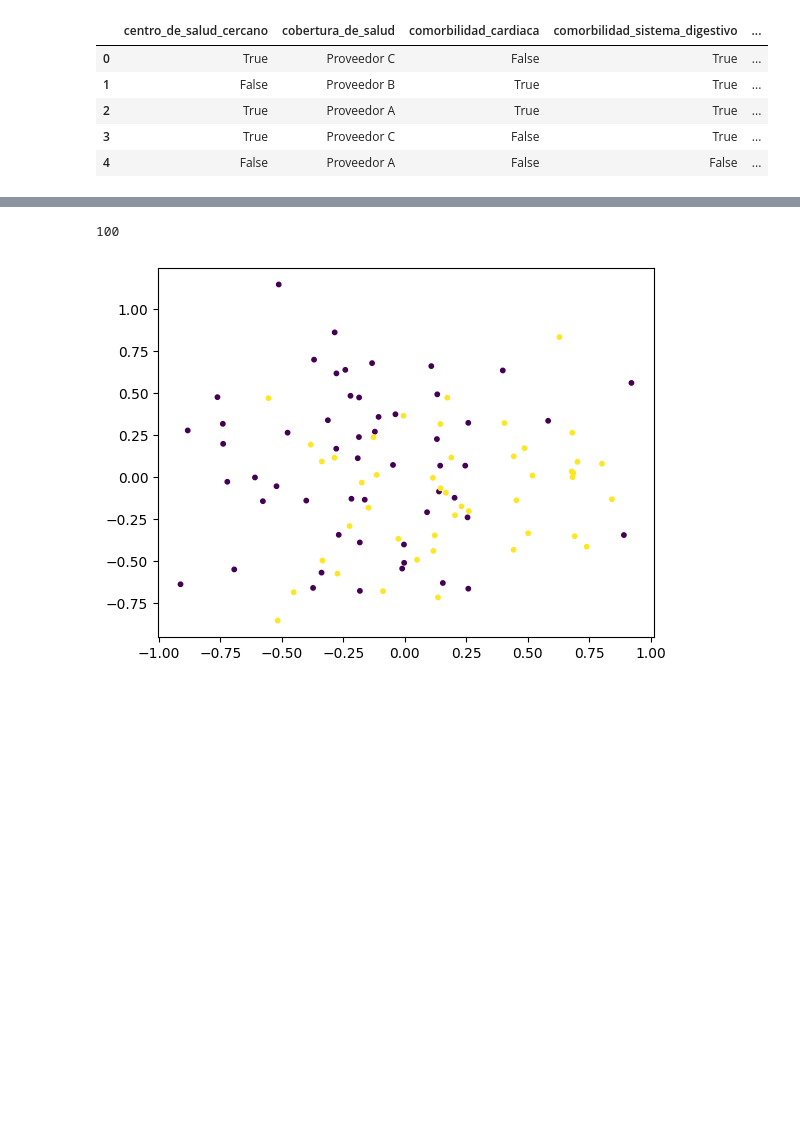
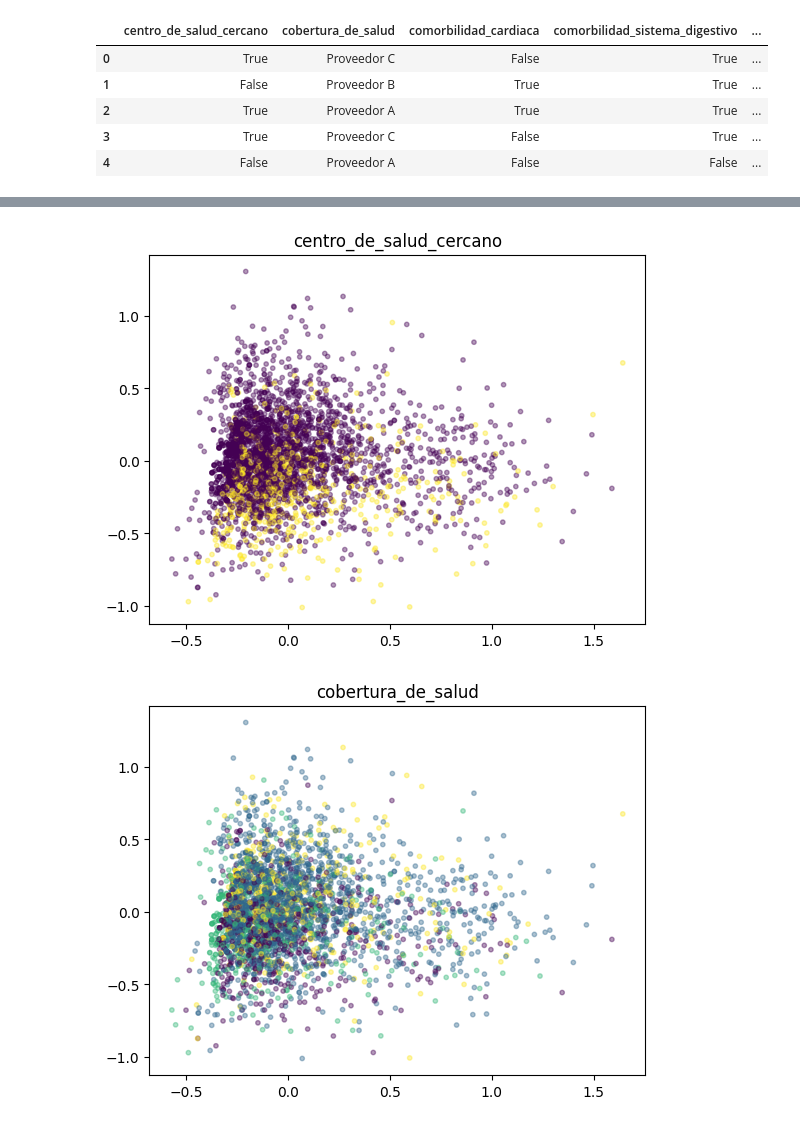
Before and after one commit to javieriserte/qualitative-data-course, a Jupyter notebook: exams/12_2023/data/generate_data.ipynb, the cells around one changed output, grey strips where cells are left out. Cells and saved outputs as stored; diff of their text form; code cells hidden in the pictures; blank space fills up the shorter version.

```diff
--- a/exams/12_2023/data/generate_data.ipynb
+++ b/exams/12_2023/data/generate_data.ipynb
@@ -42,10 +42,10 @@ variables = {
   "grado_diferenciacion_tumor": ["bajo", "medio", "alto"]
 }
 # %%
-with open("freqs.txt", "w", encoding="utf8") as f_out:
-  for k, vs in variables.items():
-    for v in vs:
-      f_out.write(f"{k}, {v}, 0\n")
+# with open("freqs.txt", "w", encoding="utf8") as f_out:
+#   for k, vs in variables.items():
+#     for v in vs:
+#       f_out.write(f"{k}, {v}, 0\n")
 # %%
 from collections import defaultdict
 import pandas as pd
@@ -245,3 +492,10 @@ df.head()
 | 2 | True | Proveedor A | True | True | ... |
 | 3 | True | Proveedor C | False | True | ... |
 | 4 | False | Proveedor A | False | False | ... |
+# %%
+import prince
+import matplotlib.pyplot as plt
+
+data2 = pd.read_csv("exercise_one_data", sep=",").apply(lambda x:x.astype(str))
+
+n_elems = 100
@@ -248,29 +531,29 @@ df.head()
 # %%
-import prince
-import matplotlib.pyplot as plt
+n_elems=3500
+mca = prince.MCA(n_components=6)
+fitted = mca.fit(data2.iloc[0:n_elems, :])
+transformed = mca.transform(data2.iloc[0:n_elems, :])
 
-n_elems = 100
-mca = prince.MCA(n_components=6)
-fitted = mca.fit(df.iloc[0:n_elems, :])
-transformed = mca.transform(df.iloc[0:n_elems, :])
-
-colors = [1 if x=="True" else 0 for x in df["centro_de_salud_cercano"][0:n_elems]]
-print(len(colors))
-
-scatter = plt.scatter(
-  transformed.iloc[:, 0],
-  transformed.iloc[:, 1],
-  c = colors,
-  s = 10
-)
+for cat in data2.columns:
+  mapper = {v:k for k,v in enumerate(data2[cat].unique())}
+  colors = data2[cat].map(mapper)
+  fig, axes = plt.subplots()
+  axes.scatter(
+    transformed.iloc[:, 0],
+    transformed.iloc[:, 1],
+    c = colors,
+    s = 10,
+    alpha=0.4
+  )
+  axes.set_title(cat)
 
 
 
 
 # legend_elements = scatter.legend_elements()
 # plt.legend(legend_elements[0], ["G1", "G2", "G3"])
 # plt.xlabel(F"Dimension 1 (Inertia: {100*fitted.explained_inertia_[0]:0.3f})%")
 # plt.ylabel(F"Dimension 2 (Inertia: {100*fitted.explained_inertia_[1]:0.3f})%")
 # %% [output]
-100
-[figure, old version]
+[figure, new version]
+[figure, added]
```
Also changed, not shown: parts of 20 cells of this notebook, 4 other files.
